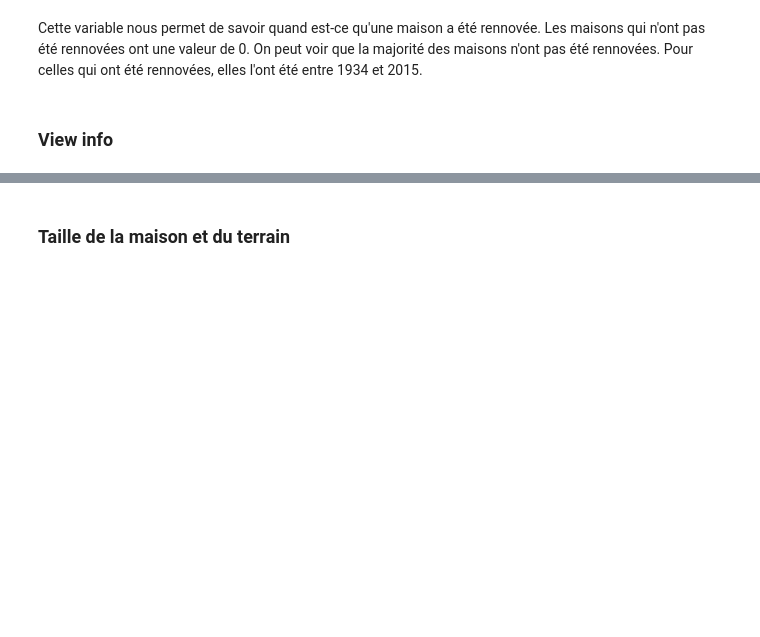
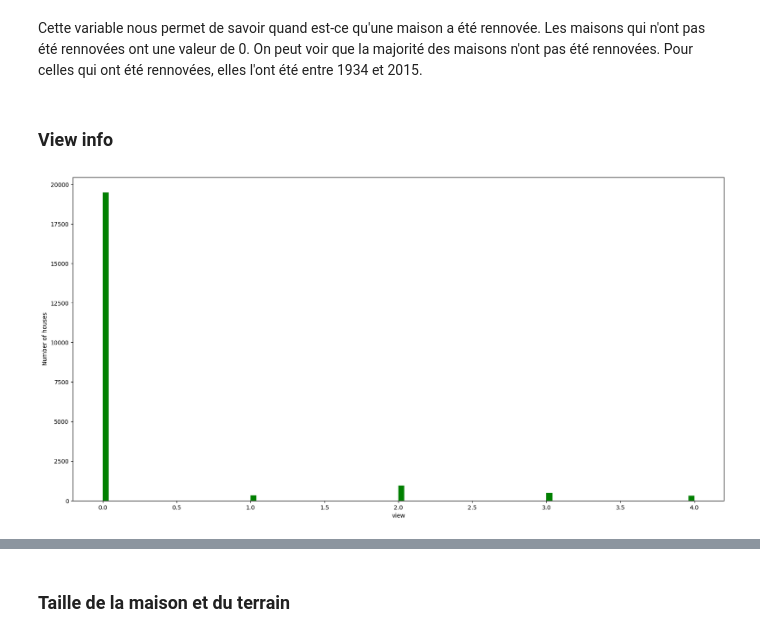
Before and after one commit to Hexanimation/ML-house-sales, a Jupyter notebook: TPML.ipynb, the cells around one changed output, grey strips where cells are left out. Saved outputs shown, nothing was run; the diff lists cells and outputs as text; code cells hidden in the pictures; blank space fills up the shorter version.

```diff
--- a/TPML.ipynb
+++ b/TPML.ipynb
@@ -258,3 +244,11 @@ df['yr_renovated'].describe()
 Cette variable nous permet de savoir quand est-ce qu'une maison a été rennovée. Les maisons qui n'ont pas été rennovées ont une valeur de 0. On peut voir que la majorité des maisons n'ont pas été rennovées. Pour celles qui ont été rennovées, elles l'ont été entre 1934 et 2015.
 # %% [markdown]
 ### View info
+# %%
+plt.figure(figsize=(20,10))
+plt.hist(df['view'], bins=100, color='green')
+plt.xlabel('view')
+plt.ylabel('Number of houses')
+plt.show()
+# %% [output]
+[figure, added]
```
Also changed, not shown: parts of 9 cells of this notebook.
